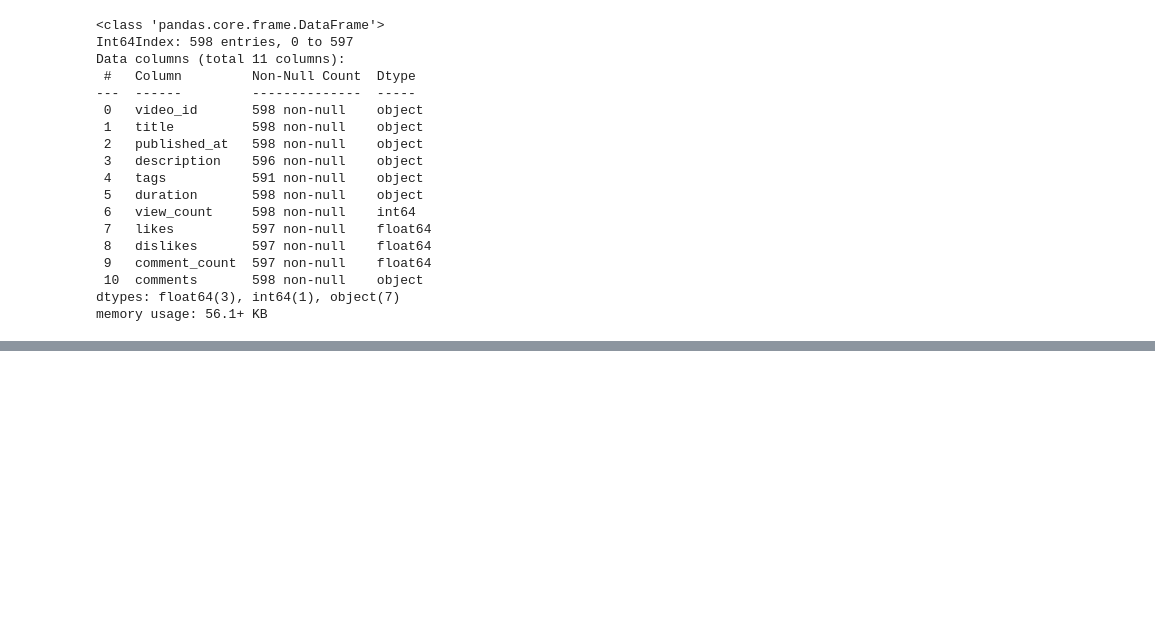
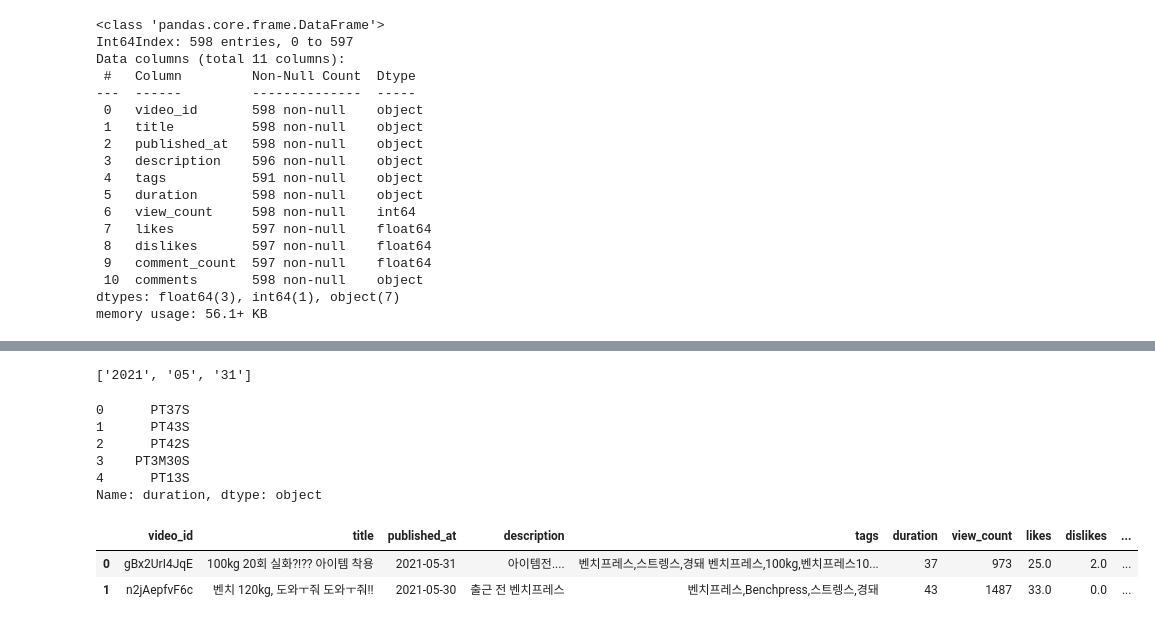
Before and after one commit to DominKim/Data_literacy, a Jupyter notebook: 2.프로젝트/1.경돼/3.스크립트/1.김도민/2_EDA.ipynb, the cells around one changed output, grey strips where cells are left out. Saved outputs shown, nothing was run; the diff lists cells and outputs as text; code cells hidden in the pictures; blank space fills up the shorter version.

```diff
--- a/2.프로젝트/1.경돼/3.스크립트/1.김도민/2_EDA.ipynb
+++ b/2.프로젝트/1.경돼/3.스크립트/1.김도민/2_EDA.ipynb
@@ -71,6 +71,19 @@ df["published_at"] = df["published_at"].apply(lambda x: date_split(x))
 df["published_year"] = df["published_at"].apply(lambda x: x.split("-")[0])
 df["published_month"] = df["published_at"].apply(lambda x: x.split("-")[1])
 df["published_day"] = df["published_at"].apply(lambda x: x.split("-")[2])
+# %%
+df["published_at"][0].split("-")
+# %% [output]
+['2021', '05', '31']
+# %%
+df["duration"].head()
+# %% [output]
+0      PT37S
+1      PT43S
+2      PT42S
+3    PT3M30S
+4      PT13S
+Name: duration, dtype: object
 # %%
 # 영상길이를 초로 전환
 def preprocessing_duration(x):
@@ -98,6 +111,12 @@ pre_df = df[["title", "published_at", "published_time",
    "published_year", "published_month", "published_day",
   "duration", "view_count", "likes", "dislikes", "comment_count", "description",
    "tags", "comments"]]
+# %%
+df.head(2)
+# %% [output]
+|  | video_id | title | published_at | description | tags | duration | view_count | likes | dislikes | ... |
+| 0 | gBx2UrI4JqE | 100kg 20회 실화?!?? 아이템 착용 | 2021-05-31 | 아이템전.... | 벤치프레스,스트렝스,경돼 벤치프레스,100kg,벤치프레스10... | 37 | 973 | 25.0 | 2.0 | ... |
+| 1 | n2jAepfvF6c | 벤치 120kg, 도와ㅜ줘 도와ㅜ줘!! | 2021-05-30 | 출근 전 벤치프레스 | 벤치프레스,Benchpress,스트렝스,경돼 | 43 | 1487 | 33.0 | 0.0 | ... |
 # %%
 # month_upload_count_df
 # 달 별 업로드 횟수
```
Also changed, not shown: parts of 10 cells of this notebook.
